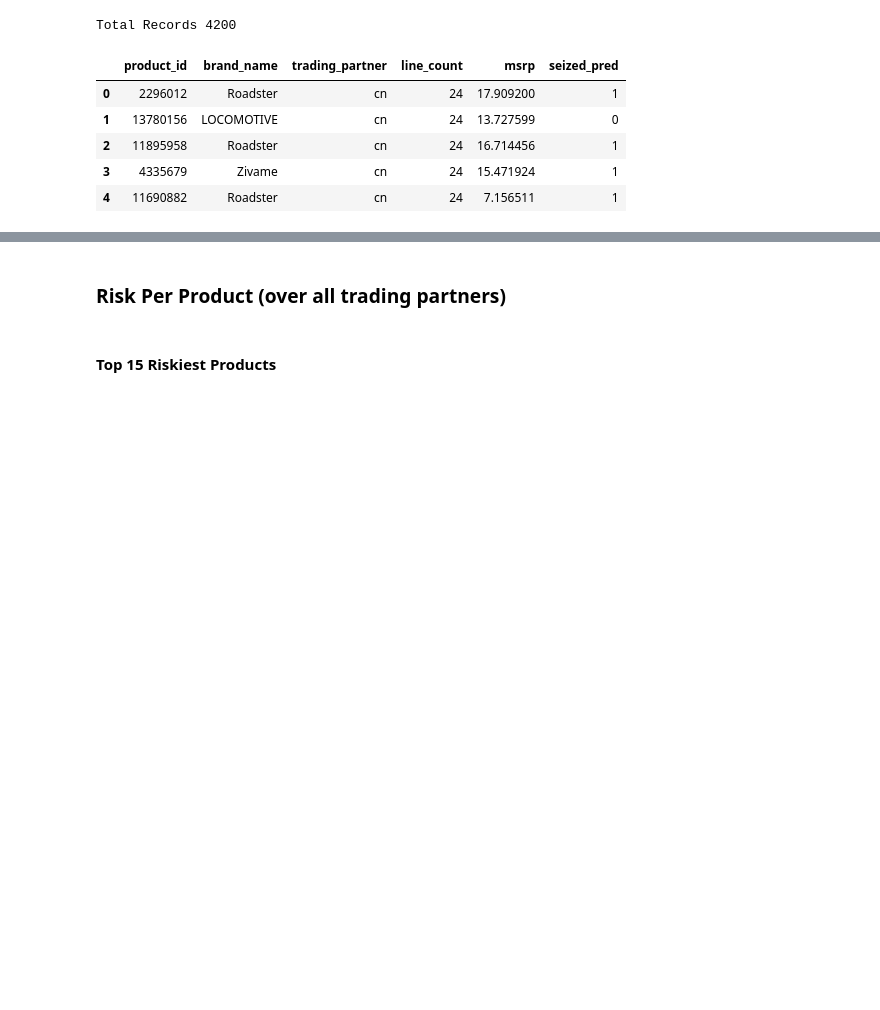
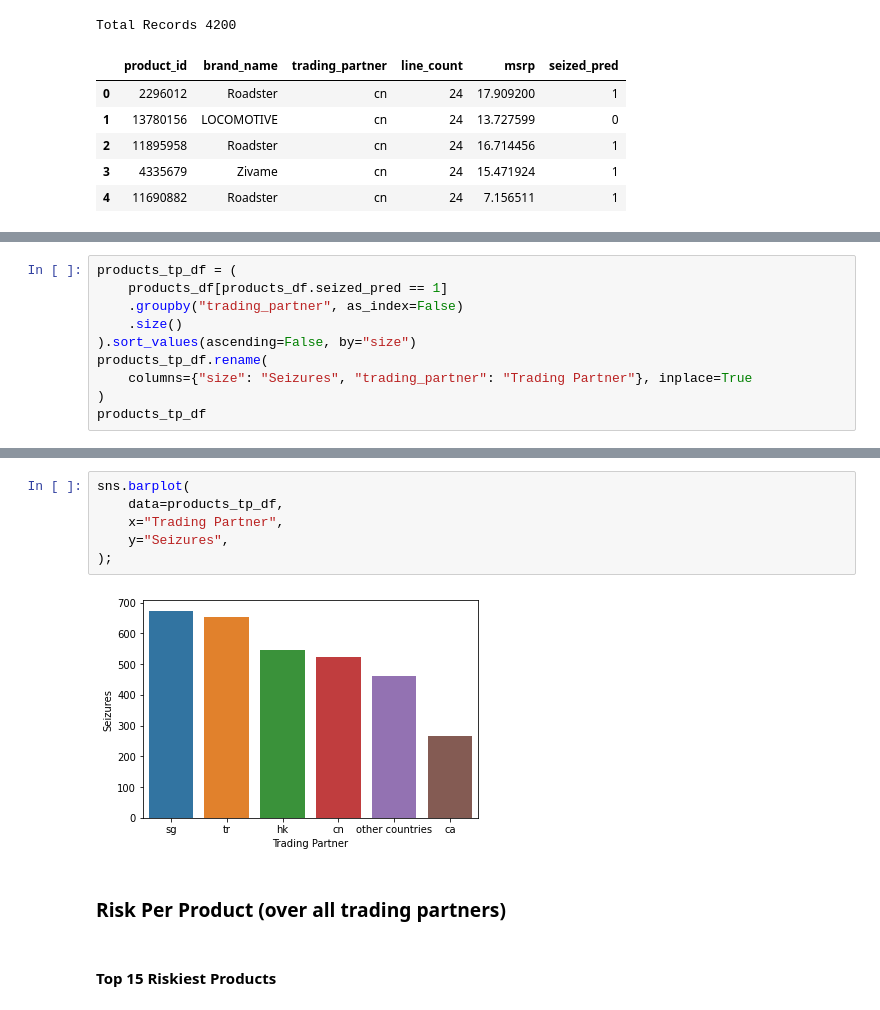
Before and after one commit to triztian/CBPRiskSeizure, a Jupyter notebook: risk_assessment_report.ipynb, the cells around one changed output, grey strips where cells are left out. Saved outputs shown, nothing was run; the diff lists cells and outputs as text; blank space fills up the shorter version.

```diff
--- a/risk_assessment_report.ipynb
+++ b/risk_assessment_report.ipynb
@@ -47,0 +65,10 @@ products_df[products_df.seized_pred == 1].groupby('trading_partner').size().plot
+# %%
+products_tp_df = (
+    products_df[products_df.seized_pred == 1]
+    .groupby("trading_partner", as_index=False)
+    .size()
+).sort_values(ascending=False, by="size")
+products_tp_df.rename(
+    columns={"size": "Seizures", "trading_partner": "Trading Partner"}, inplace=True
+)
+products_tp_df
@@ -48,3 +83,11 @@ products_df[products_df.seized_pred == 1].groupby('trading_partner').size().plot
+# %%
+sns.barplot(
+    data=products_tp_df,
+    x="Trading Partner",
+    y="Seizures",
+);
+# %% [output]
+[figure, added]
 # %% [markdown]
 ### Risk Per Product (over all trading partners)
 # %% [markdown]
```
Also changed, not shown: parts of 14 cells of this notebook.
